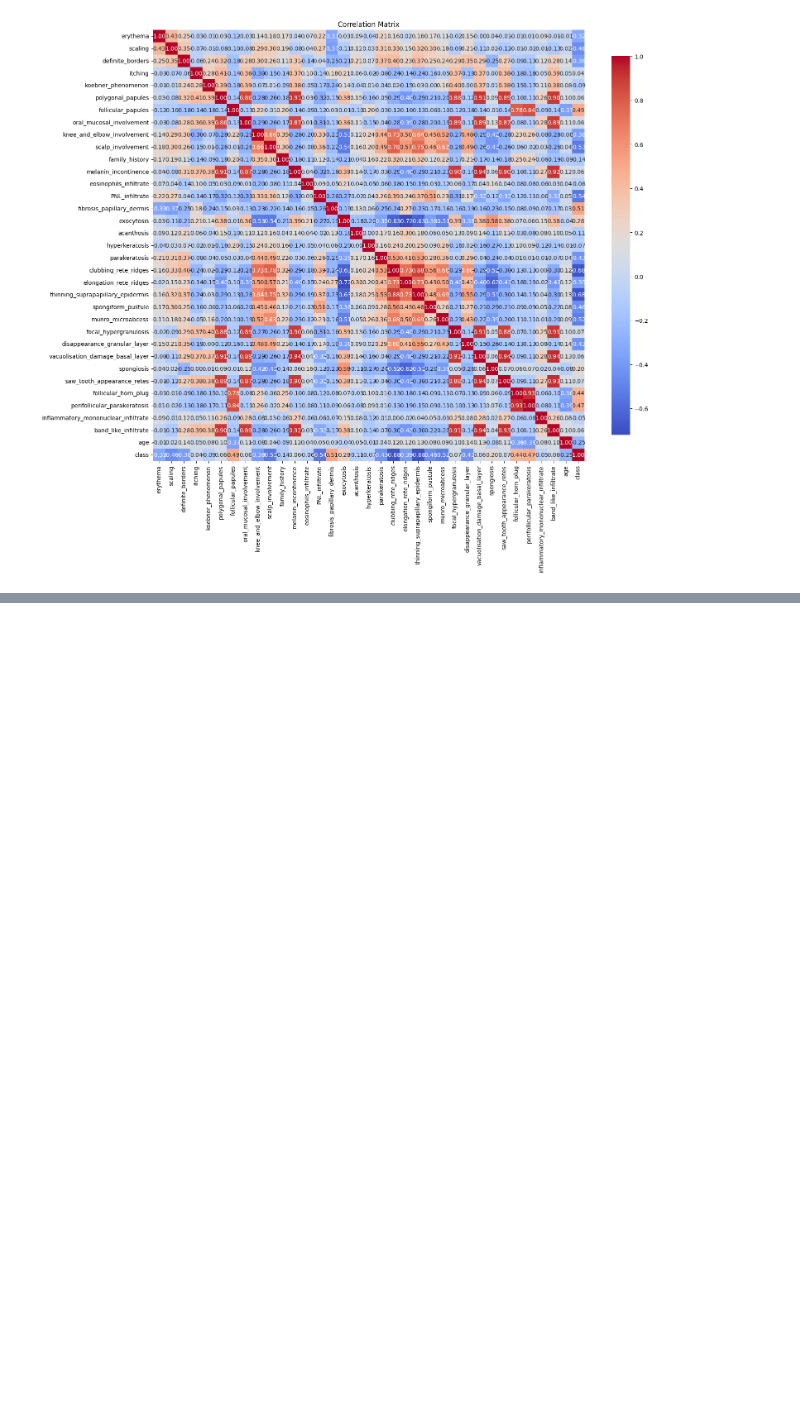
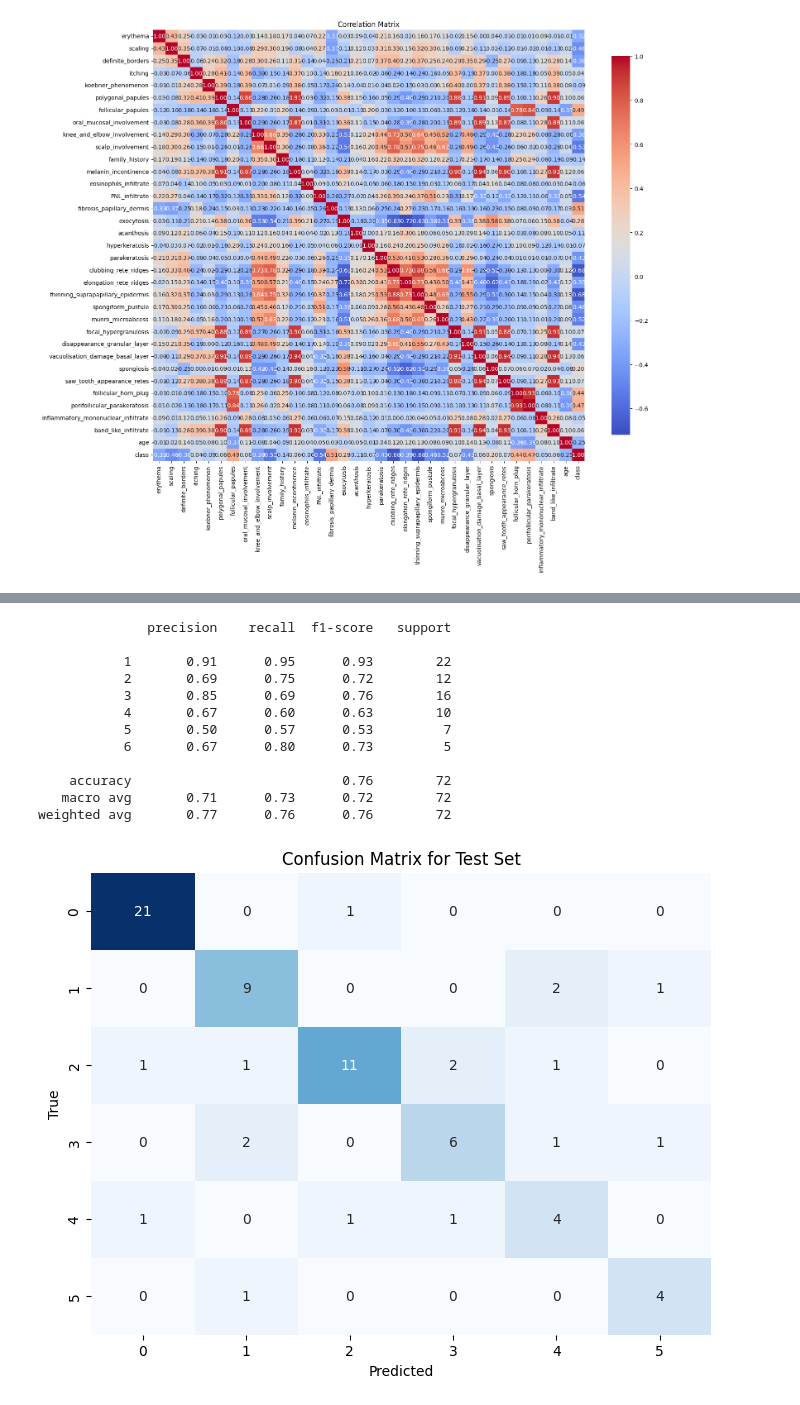
Before and after one commit to geckonoff/DermatologyClassification, a Jupyter notebook: dermatologic.ipynb, the cells around one changed output, grey strips where cells are left out. Saved outputs shown, nothing was run; the diff lists cells and outputs as text; code cells hidden in the pictures; blank space fills up the shorter version.

```diff
--- a/dermatologic.ipynb
+++ b/dermatologic.ipynb
@@ -101,0 +196,29 @@ plt.show()
+# %%
+# Predict the labels for the test set
+X_test = test[['age', 'family_history', 'scaling', 'definite_borders', 'thinning_suprapapillary_epidermis', 'erythema', 'itching', 'koebner_phenomenon',  'spongiosis']].values
+y_test = test['class'].values
+y_pred_test = model.predict(X_test)
+# Print the classification report
+print(classification_report(y_test, y_pred_test))
+# Print the confusion matrix
+cm_test = confusion_matrix(y_test, y_pred_test)
+plt.figure(figsize=(8, 6))
+sns.heatmap(cm_test, annot=True, fmt='d', cmap='Blues', cbar=False)
+plt.title('Confusion Matrix for Test Set')
+plt.xlabel('Predicted')
+plt.ylabel('True')
+plt.show()
+# %% [output]
+              precision    recall  f1-score   support
+
+           1       0.91      0.95      0.93        22
+           2       0.69      0.75      0.72        12
+           3       0.85      0.69      0.76        16
+           4       0.67      0.60      0.63        10
+           5       0.50      0.57      0.53         7
+           6       0.67      0.80      0.73         5
+
+    accuracy                           0.76        72
+   macro avg       0.71      0.73      0.72        72
+weighted avg       0.77      0.76      0.76        72
+[figure, added]
```
Also changed, not shown: parts of 8 cells of this notebook.
